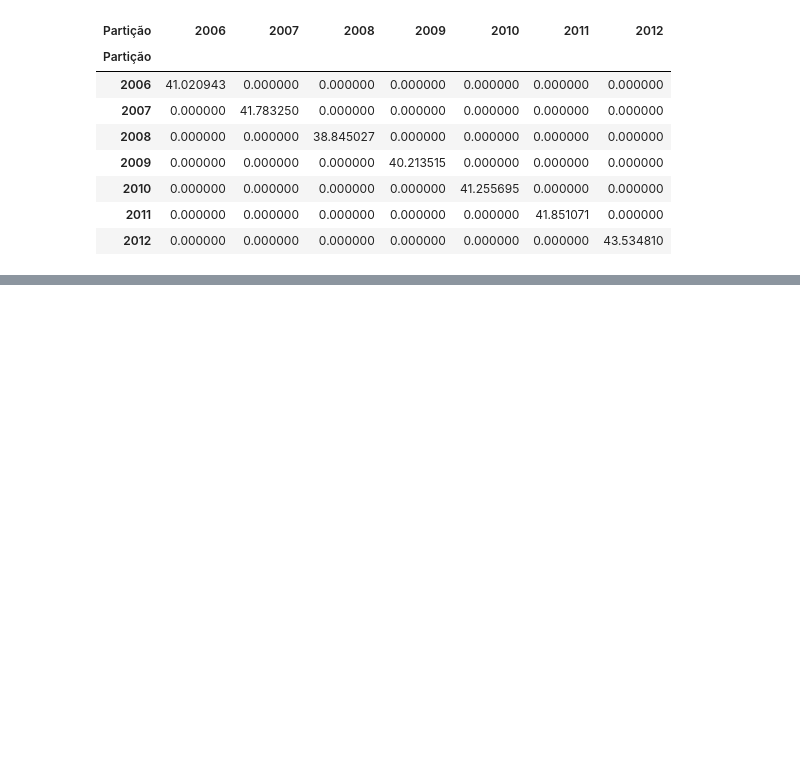
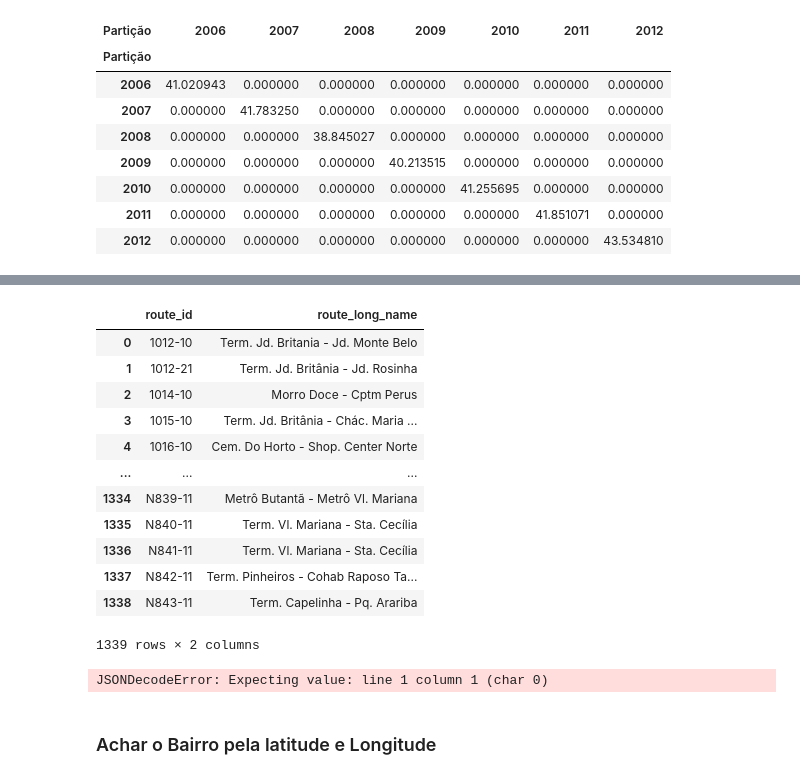
Before and after one commit to JonathanAlvesNogueira/Project-SPTrans-Data-Analysis, a Jupyter notebook: Analises.ipynb.ipynb, the cells around one changed output, grey strips where cells are left out. Saved outputs shown, nothing was run; the diff lists cells and outputs as text; code cells hidden in the pictures; blank space fills up the shorter version.

Commit message:
feat: add código para achar pontos de parada dos onibus

```diff
--- a/Analises.ipynb.ipynb
+++ b/Analises.ipynb.ipynb
@@ -61,5 +61,6 @@ styled_table
 | 2011 | 0.000000 | 0.000000 | 0.000000 | 0.000000 | 0.000000 | 41.851071 | 0.000000 |
 | 2012 | 0.000000 | 0.000000 | 0.000000 | 0.000000 | 0.000000 | 0.000000 | 43.534810 |
 # %%
+import pandas as pd
 url2 = r"C:\Users\joth1\Downloads\Nova pasta (2)\routes.txt"
-dflinhas = pd.read_csv(url2)
+df_linhas = pd.read_csv(url2)
@@ -81,0 +83,17 @@ dflinhas
+# %%
+df = df_linhas[['route_id', 'route_long_name']]
+df
+# %% [output]
+|  | route_id | route_long_name |
+| 0 | 1012-10 | Term. Jd. Britania - Jd. Monte Belo |
+| 1 | 1012-21 | Term. Jd. Britânia - Jd. Rosinha |
+| 2 | 1014-10 | Morro Doce - Cptm Perus |
+| 3 | 1015-10 | Term. Jd. Britânia - Chác. Maria ... |
+| 4 | 1016-10 | Cem. Do Horto - Shop. Center Norte |
+| ... | ... | ... |
+| 1334 | N839-11 | Metrô Butantã - Metrô Vl. Mariana |
+| 1335 | N840-11 | Term. Vl. Mariana - Sta. Cecília |
+| 1336 | N841-11 | Term. Vl. Mariana - Sta. Cecília |
+| 1337 | N842-11 | Term. Pinheiros - Cohab Raposo Ta... |
+| 1338 | N843-11 | Term. Capelinha - Pq. Arariba |
+1339 rows × 2 columns
@@ -81,0 +102,27 @@ dflinhas
+# %%
+import requests
+
+def get_coordinates_by_bairro_nominatim(bairro, cidade, estado):
+    endereco = f"{bairro}, {cidade}, {estado}"
+    url = f'https://nominatim.openstreetmap.org/search?format=json&q={endereco}'
+
+    response = requests.get(url)
+    data = response.json()
+
+    if data:
+        # Extrai a latitude e longitude do primeiro resultado
+        latitude = float(data[0]['lat'])
+        longitude = float(data[0]['lon'])
+        return latitude, longitude
+    return None, None
+
+# Exemplo de uso
+bairro = 'Vila Mariana'
+cidade = 'São Paulo'
+estado = 'SP'
+latitude, longitude = get_coordinates_by_bairro_nominatim(bairro, cidade, estado)
+print(f'A latitude é: {latitude}, A longitude é: {longitude}')
+# %% [output]
+JSONDecodeError: Expecting value: line 1 column 1 (char 0)
+# %% [markdown]
+### Achar o Bairro pela latitude e Longitude
```
Also changed, not shown: parts of 6 cells of this notebook.
